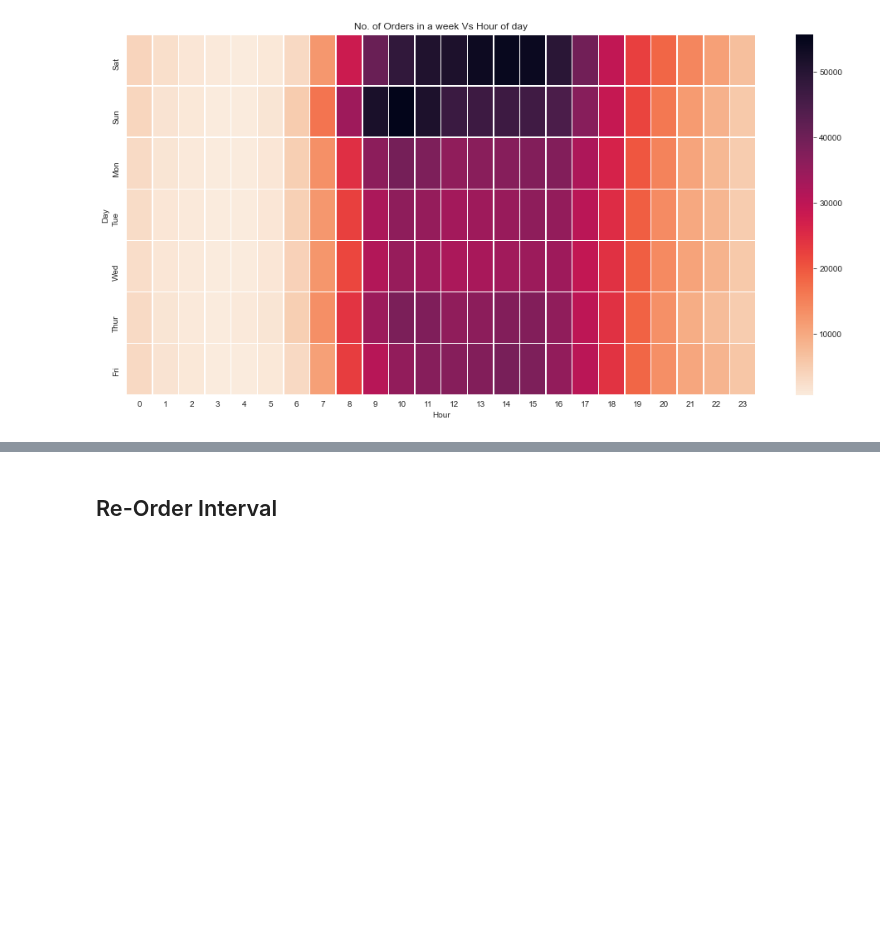
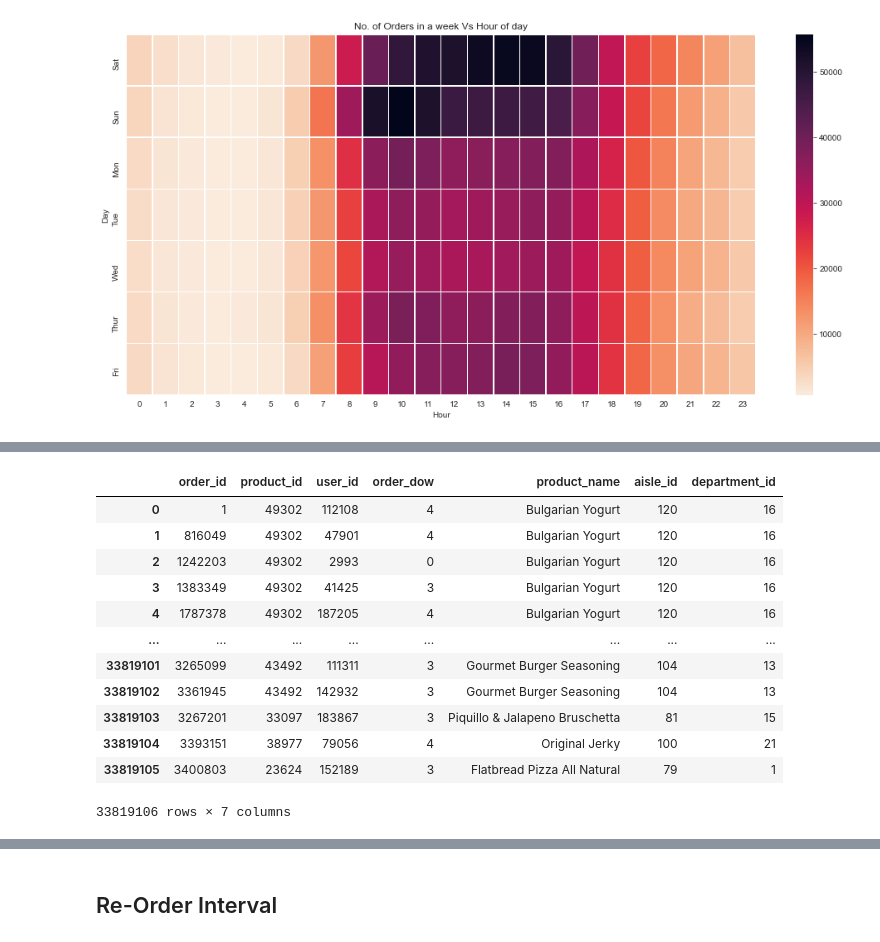
Before and after one commit to divmi/InstaCart, a Jupyter notebook: Exploratory_Data_Analysis.ipynb, the cells around one changed output, grey strips where cells are left out. Cells and saved outputs as stored; diff of their text form; code cells hidden in the pictures; blank space fills up the shorter version.

```diff
--- a/Exploratory_Data_Analysis.ipynb
+++ b/Exploratory_Data_Analysis.ipynb
@@ -162,0 +165,9 @@ plt.show()
+# %%
+# Take out orderID and productID from both train and prior table and merge them into one order_products_id table
+order_products_id1 = order_products_train[['order_id','product_id']]
+order_products_id2 = order_products_prior[['order_id','product_id']]
+order_products_id = order_products_id1.append(order_products_id2, ignore_index=True)
+# %%
+# take out orderID and userID from orders table
+order_user_id = orders[['order_id','user_id', 'order_dow']]
+order_user_id
@@ -162,0 +188,3 @@ plt.show()
+# %%
+order_product_user = order_products_id.merge(order_user_id,on='order_id')
+order_product_user
@@ -162,0 +205,17 @@ plt.show()
+# %%
+final_df = order_product_user.merge(products,on='product_id')
+final_df
+# %% [output]
+|  | order_id | product_id | user_id | order_dow | product_name | aisle_id | department_id |
+| 0 | 1 | 49302 | 112108 | 4 | Bulgarian Yogurt | 120 | 16 |
+| 1 | 816049 | 49302 | 47901 | 4 | Bulgarian Yogurt | 120 | 16 |
+| 2 | 1242203 | 49302 | 2993 | 0 | Bulgarian Yogurt | 120 | 16 |
+| 3 | 1383349 | 49302 | 41425 | 3 | Bulgarian Yogurt | 120 | 16 |
+| 4 | 1787378 | 49302 | 187205 | 4 | Bulgarian Yogurt | 120 | 16 |
+| ... | ... | ... | ... | ... | ... | ... | ... |
+| 33819101 | 3265099 | 43492 | 111311 | 3 | Gourmet Burger Seasoning | 104 | 13 |
+| 33819102 | 3361945 | 43492 | 142932 | 3 | Gourmet Burger Seasoning | 104 | 13 |
+| 33819103 | 3267201 | 33097 | 183867 | 3 | Piquillo & Jalapeno Bruschetta | 81 | 15 |
+| 33819104 | 3393151 | 38977 | 79056 | 4 | Original Jerky | 100 | 21 |
+| 33819105 | 3400803 | 23624 | 152189 | 3 | Flatbread Pizza All Natural | 79 | 1 |
+33819106 rows × 7 columns
```
Also changed, not shown: parts of 9 cells of this notebook.
